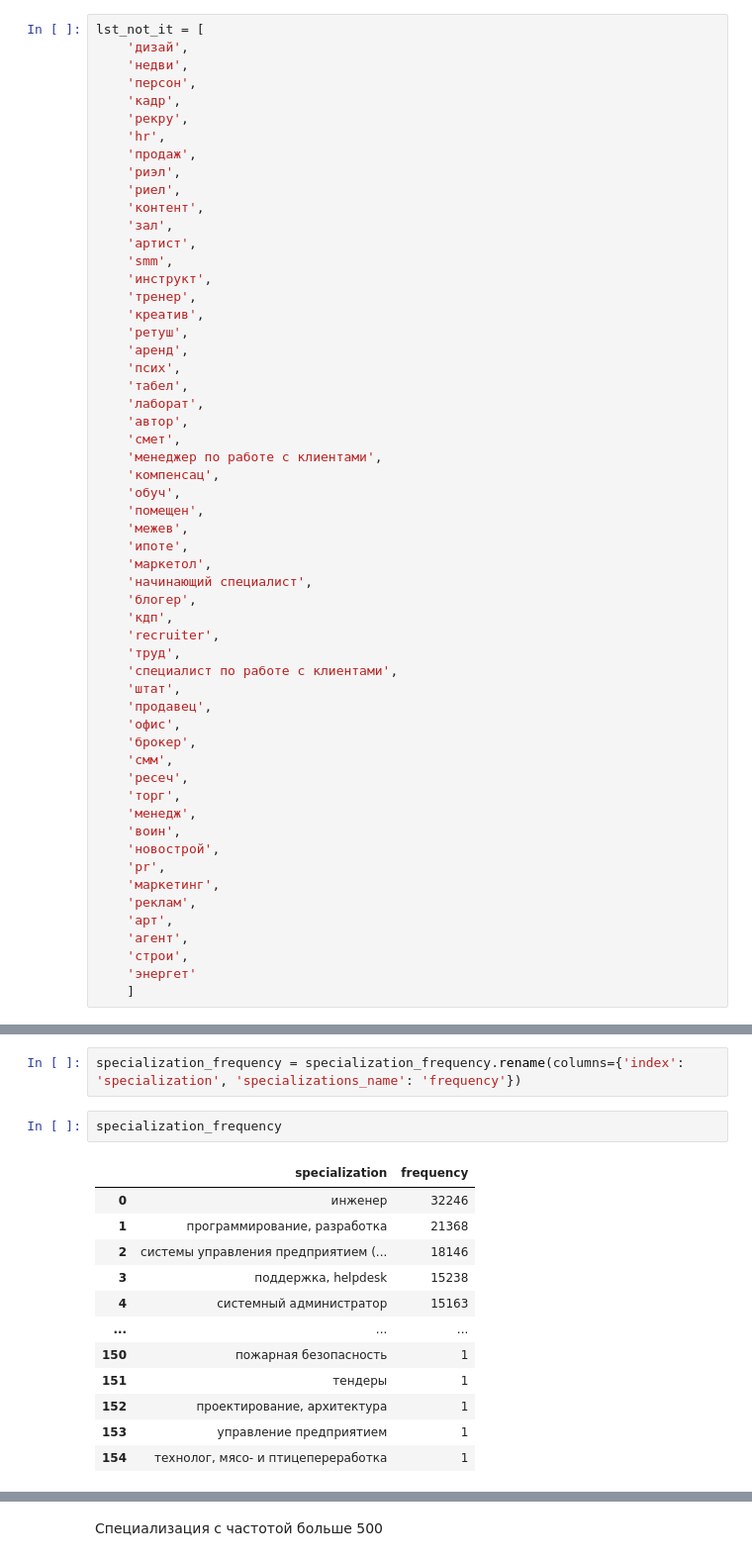
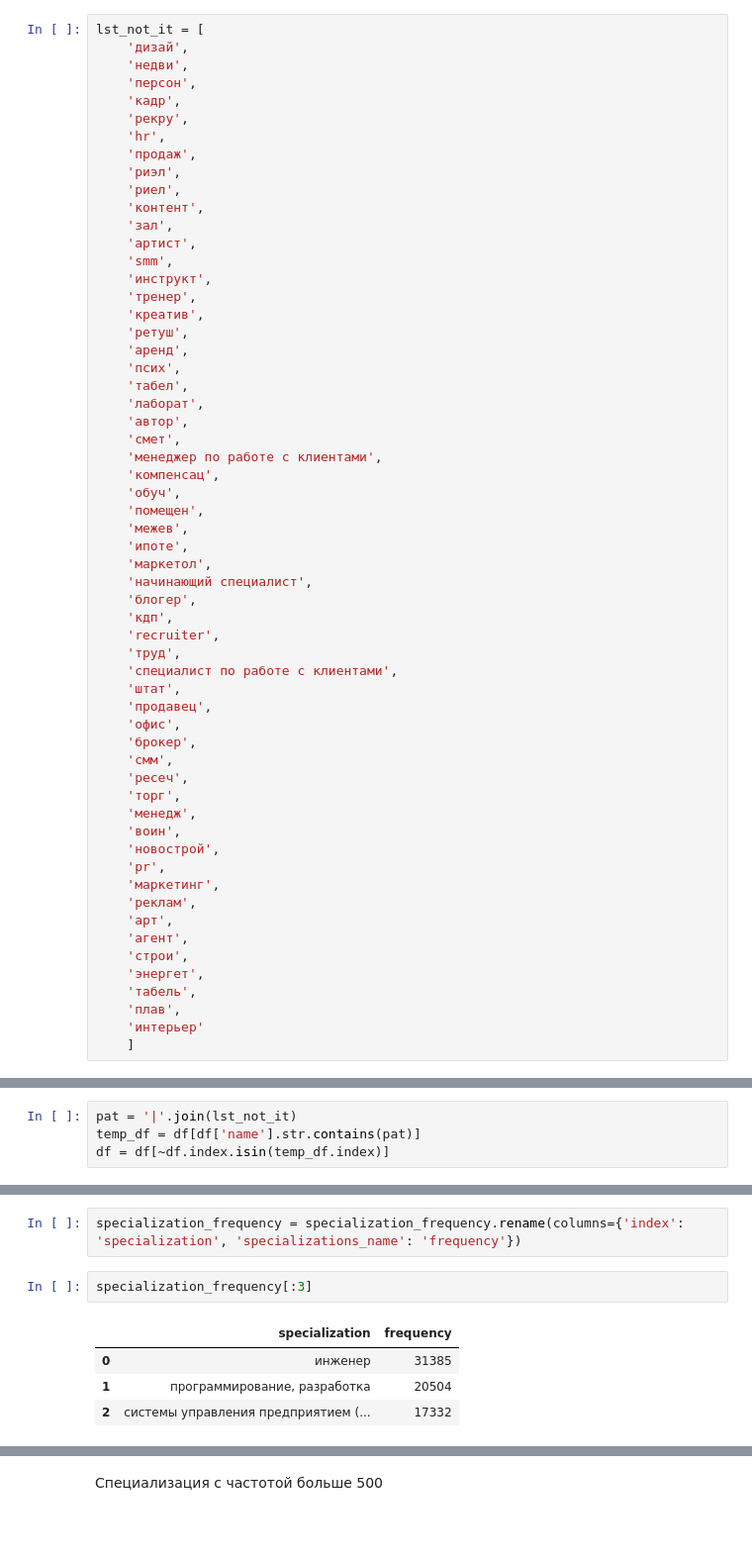
Before and after one commit to Serggi0/learn-data, a Jupyter notebook: tomsk/eda.ipynb, the cells around one changed output, grey strips where cells are left out. Shown at 99% size. Saved outputs shown, nothing was run; the diff lists cells and outputs as text; blank space fills up the shorter version.

```diff
--- a/tomsk/eda.ipynb
+++ b/tomsk/eda.ipynb
@@ -390,7 +367,10 @@ lst_not_it = [
     'арт',
     'агент',
     'строи',
-    'энергет'
+    'энергет',
+    'табель',
+    'плав',
+    'интерьер'
     ]
 # %% [markdown]
 Сепарируем столбец 'name' на 2 dataframe: 1) с наименованиями из списка 2) остальное
@@ -418,3 +454,7 @@ df = pd.concat([it_true, it_not_false], ignore_index=True)
+# %%
+pat = '|'.join(lst_not_it)
+temp_df = df[df['name'].str.contains(pat)]
+df = df[~df.index.isin(temp_df.index)]
 # %%
 df.shape
 # %% [output]
@@ -715,17 +719,9 @@ specialization_frequency
 # %%
 specialization_frequency = specialization_frequency.rename(columns={'index': 'specialization', 'specializations_name': 'frequency'})
 # %%
-specialization_frequency
+specialization_frequency[:3]
 # %% [output]
 |  | specialization | frequency |
-| 0 | инженер | 32246 |
-| 1 | программирование, разработка | 21368 |
-| 2 | системы управления предприятием (... | 18146 |
-| 3 | поддержка, helpdesk | 15238 |
-| 4 | системный администратор | 15163 |
-| ... | ... | ... |
-| 150 | пожарная безопасность | 1 |
-| 151 | тендеры | 1 |
-| 152 | проектирование, архитектура | 1 |
-| 153 | управление предприятием | 1 |
-| 154 | технолог, мясо- и птицепереработка | 1 |
+| 0 | инженер | 31385 |
+| 1 | программирование, разработка | 20504 |
+| 2 | системы управления предприятием (... | 17332 |
```
Also changed, not shown: parts of 77 cells of this notebook.
